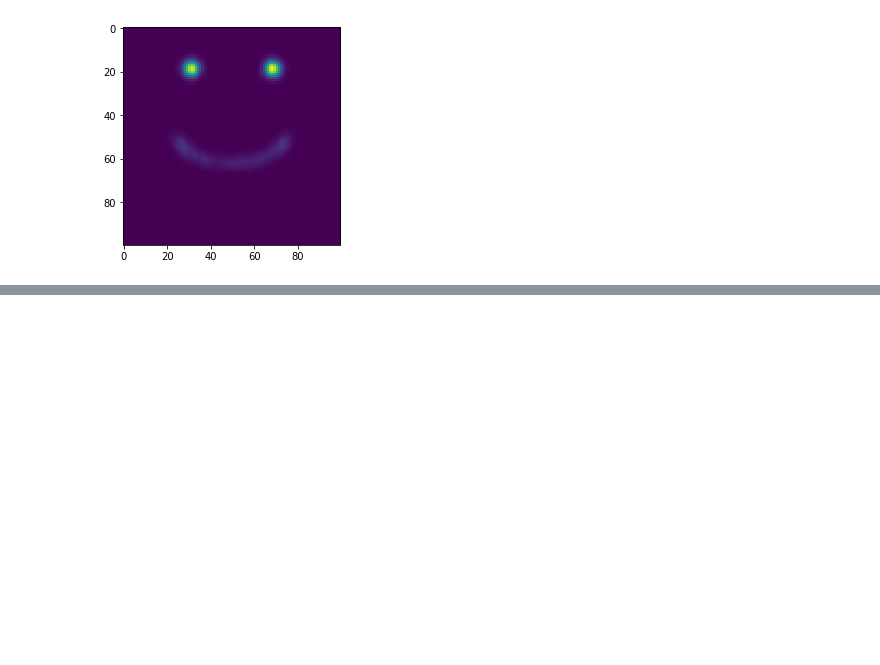
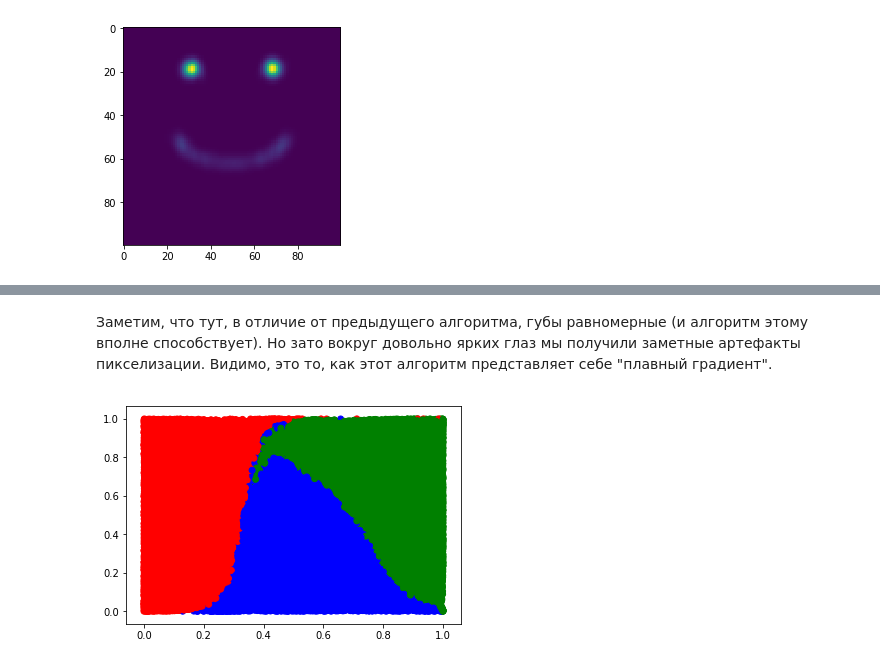
Before and after one commit to annikura/dul_homeworks, a Jupyter notebook: DUL, hw2, task 1.ipynb, the cells around one changed output, grey strips where cells are left out. Drawn from its saved outputs; the diff is of its cells as text; code cells hidden in the pictures; blank space fills up the shorter version.

```diff
--- a/DUL, hw2, task 1.ipynb
+++ b/DUL, hw2, task 1.ipynb
@@ -191,0 +308,12 @@ To copy construct from a tensor, it is recommended to use sourceTensor.clone().d
+# %% [markdown]
+Заметим, что тут, в отличие от предыдущего алгоритма, губы равномерные (и алгоритм этому вполне способствует). Но зато вокруг довольно ярких глаз мы получили заметные артефакты пикселизации. Видимо, это то, как этот алгоритм представляет себе "плавный градиент".
+# %%
+def display(X, y):
+    colors = np.array(['red', 'green', 'blue'])
+    plt.scatter(x=X[:,0], y=X[:,1], c=colors[y], cmap='cyan')
+    plt.show()
+
+cdf, pdf = model(data_x)
+display(cdf.detach().numpy(), data_y)
+# %% [output]
+[figure, added]
```
Also changed, not shown: parts of 16 cells of this notebook.
